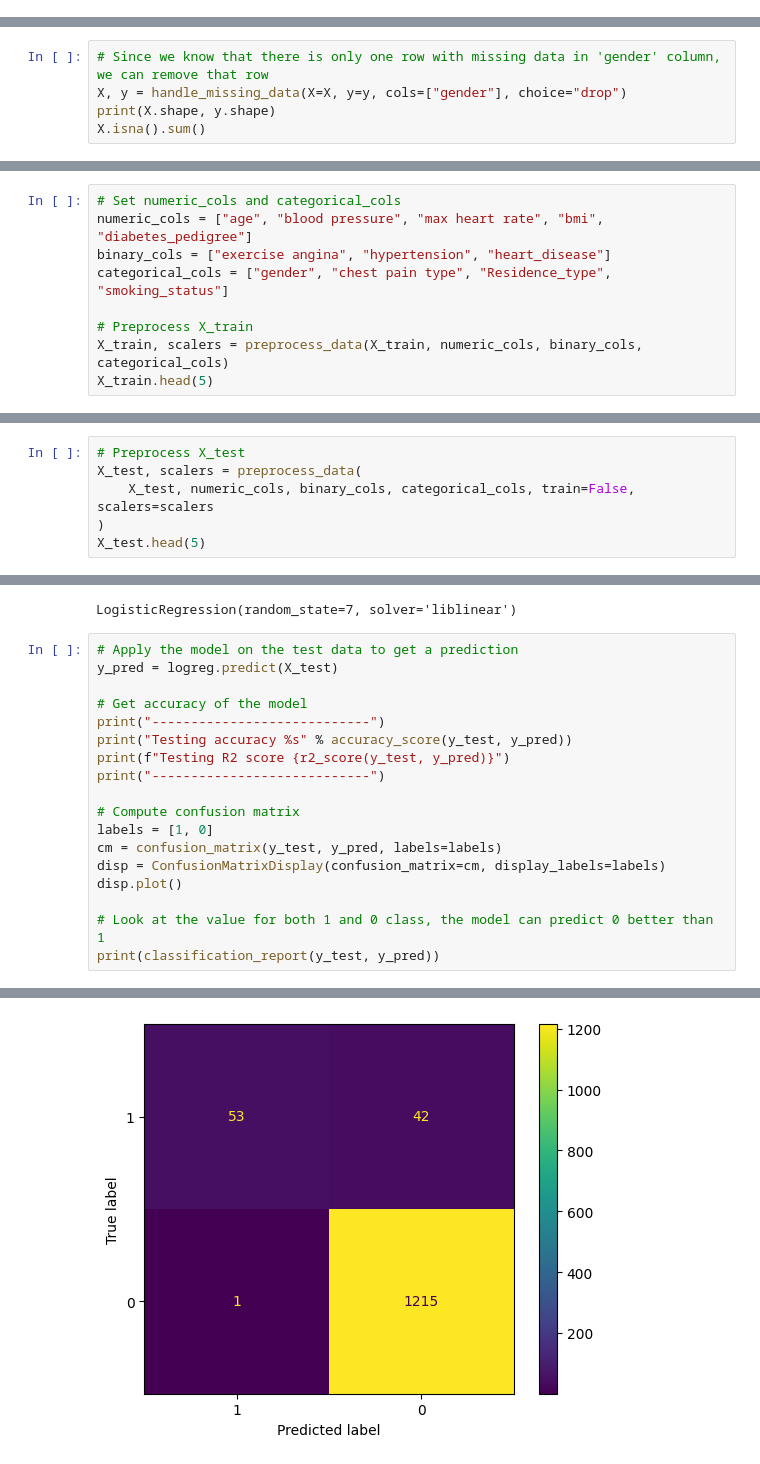
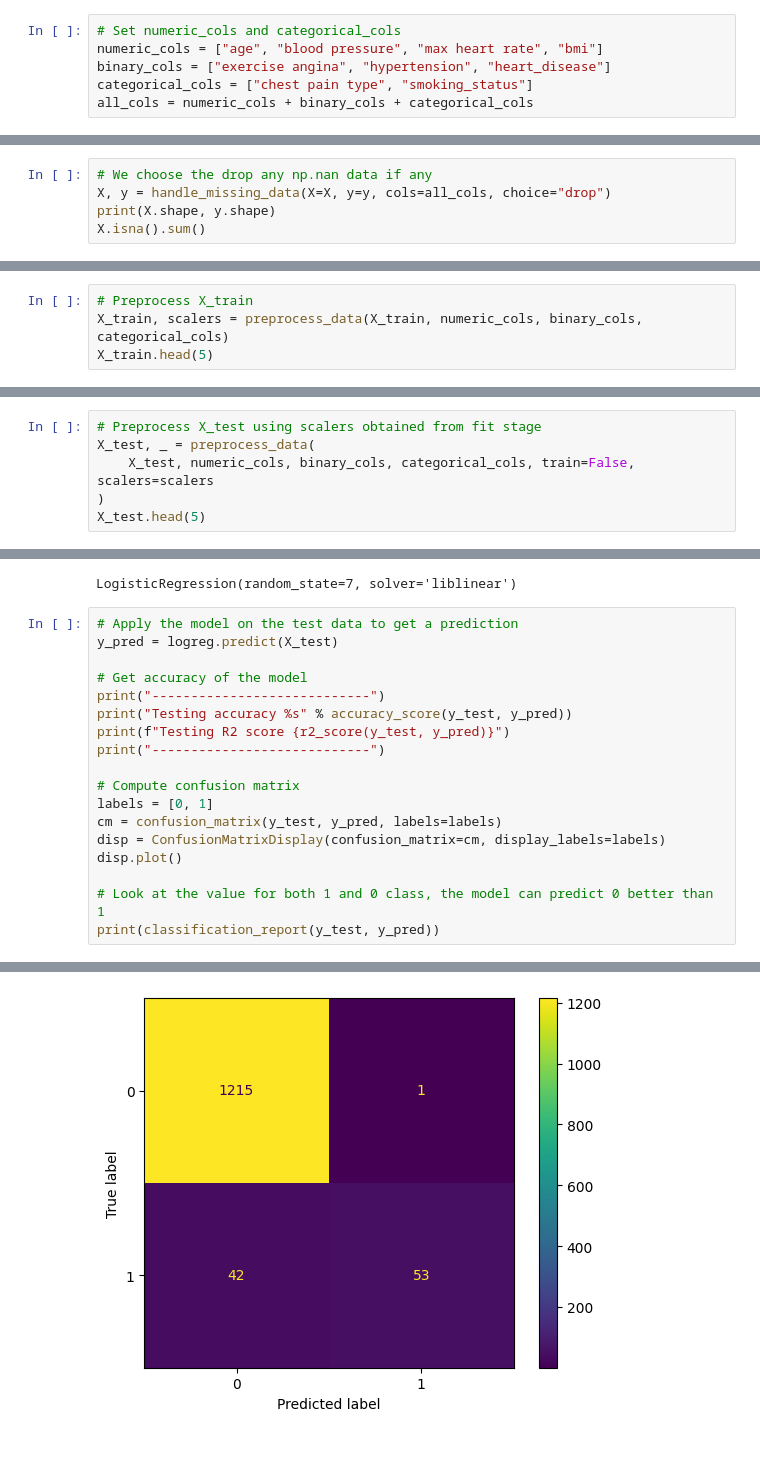
Before and after one commit to eugenelian/DBTT_G5T1, a Jupyter notebook: notebooks/urgency_classification.ipynb, the cells around one changed output, grey strips where cells are left out. Cells and saved outputs as stored; diff of their text form.

```diff
--- a/notebooks/triage_classification.ipynb
+++ b/notebooks/urgency_classification.ipynb
@@ -230,0 +217,6 @@ It is necessary to convert them using <b>dummy encoding</b>. Dummy encoding crea
+# %%
+# Set numeric_cols and categorical_cols
+numeric_cols = ["age", "blood pressure", "max heart rate", "bmi"]
+binary_cols = ["exercise angina", "hypertension", "heart_disease"]
+categorical_cols = ["chest pain type", "smoking_status"]
+all_cols = numeric_cols + binary_cols + categorical_cols
@@ -280,8 +271,8 @@ def handle_missing_data(
     # Return X and y
     return X, y
 # %%
-# Since we know that there is only one row with missing data in 'gender' column, we can remove that row
-X, y = handle_missing_data(X=X, y=y, cols=["gender"], choice="drop")
+# We choose the drop any np.nan data if any
+X, y = handle_missing_data(X=X, y=y, cols=all_cols, choice="drop")
 print(X.shape, y.shape)
 X.isna().sum()
 # %% [output]
@@ -362,11 +356,6 @@ def preprocess_data(
 
     return X, new_scalers
 # %%
-# Set numeric_cols and categorical_cols
-numeric_cols = ["age", "blood pressure", "max heart rate", "bmi", "diabetes_pedigree"]
-binary_cols = ["exercise angina", "hypertension", "heart_disease"]
-categorical_cols = ["gender", "chest pain type", "Residence_type", "smoking_status"]
-
 # Preprocess X_train
 X_train, scalers = preprocess_data(X_train, numeric_cols, binary_cols, categorical_cols)
 X_train.head(5)
@@ -383,6 +372,6 @@ Successfully processed categorical column(s)
 # %%
-# Preprocess X_test
-X_test, scalers = preprocess_data(
+# Preprocess X_test using scalers obtained from fit stage
+X_test, _ = preprocess_data(
     X_test, numeric_cols, binary_cols, categorical_cols, train=False, scalers=scalers
 )
 X_test.head(5)
@@ -405,33 +397,33 @@ LogisticRegression(random_state=7, solver='liblinear')
 # %%
 # Apply the model on the test data to get a prediction
 y_pred = logreg.predict(X_test)
 
 # Get accuracy of the model
 print("----------------------------")
 print("Testing accuracy %s" % accuracy_score(y_test, y_pred))
 print(f"Testing R2 score {r2_score(y_test, y_pred)}")
 print("----------------------------")
 
 # Compute confusion matrix
-labels = [1, 0]
+labels = [0, 1]
 cm = confusion_matrix(y_test, y_pred, labels=labels)
 disp = ConfusionMatrixDisplay(confusion_matrix=cm, display_labels=labels)
 disp.plot()
 
 # Look at the value for both 1 and 0 class, the model can predict 0 better than 1
 print(classification_report(y_test, y_pred))
 # %% [output]
 ----------------------------
 Testing accuracy 0.9672006102212052
 Testing R2 score 0.5120065789473686
 ----------------------------
               precision    recall  f1-score   support
 
            0       0.97      1.00      0.98      1216
            1       0.98      0.56      0.71        95
 
     accuracy                           0.97      1311
    macro avg       0.97      0.78      0.85      1311
 weighted avg       0.97      0.97      0.96      1311
-[figure, old version]
+[figure, new version]
 # %% [markdown]
```
Also changed, not shown: parts of 28 cells of this notebook, 1 other file.
